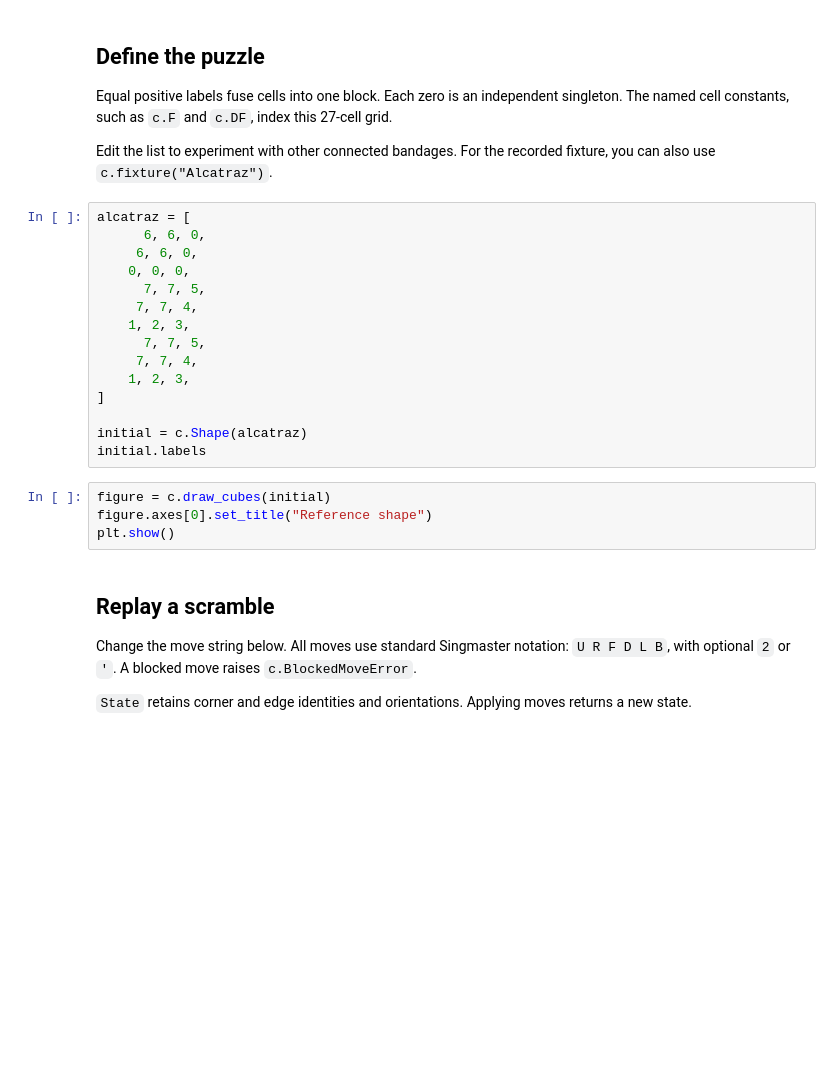
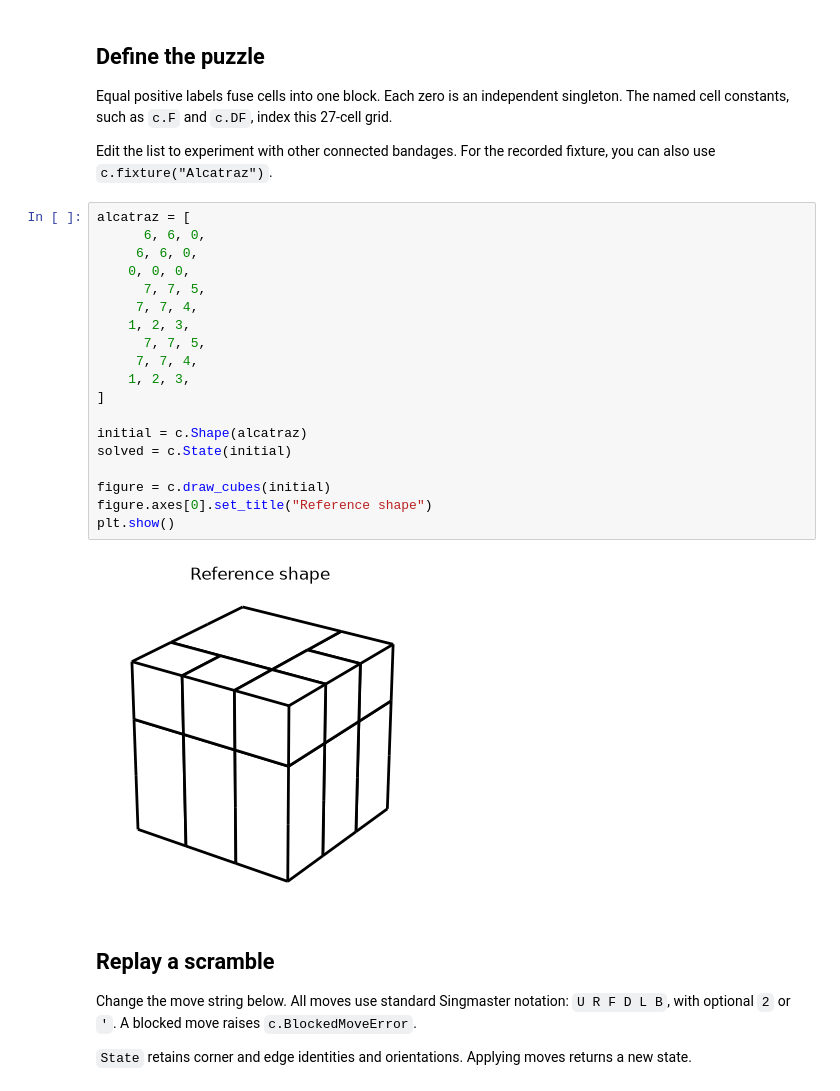
Before and after one commit to ladislavdubravsky/bandaged-cube-explorer, a Jupyter notebook: v2/examples/Alcatraz.ipynb, the cells around one changed output. Cells and saved outputs as stored; diff of their text form; blank space fills up the shorter version.

```diff
--- a/v2/examples/Alcatraz.ipynb
+++ b/v2/examples/Alcatraz.ipynb
@@ -23,22 +31,24 @@ Edit the list to experiment with other connected bandages. For the recorded fixt
 # %%
 alcatraz = [
       6, 6, 0,
      6, 6, 0,
     0, 0, 0,
       7, 7, 5,
      7, 7, 4,
     1, 2, 3,
       7, 7, 5,
      7, 7, 4,
     1, 2, 3,
 ]
 
 initial = c.Shape(alcatraz)
-initial.labels
+solved = c.State(initial)
+
+figure = c.draw_cubes(initial)
+figure.axes[0].set_title("Reference shape")
+plt.show()
+# %% [output]
+[figure, added]
-# %%
-figure = c.draw_cubes(initial)
-figure.axes[0].set_title("Reference shape")
-plt.show()
 # %% [markdown]
 ## Replay a scramble
 
```
Also changed, not shown: parts of 28 cells of this notebook, 20 other files.
